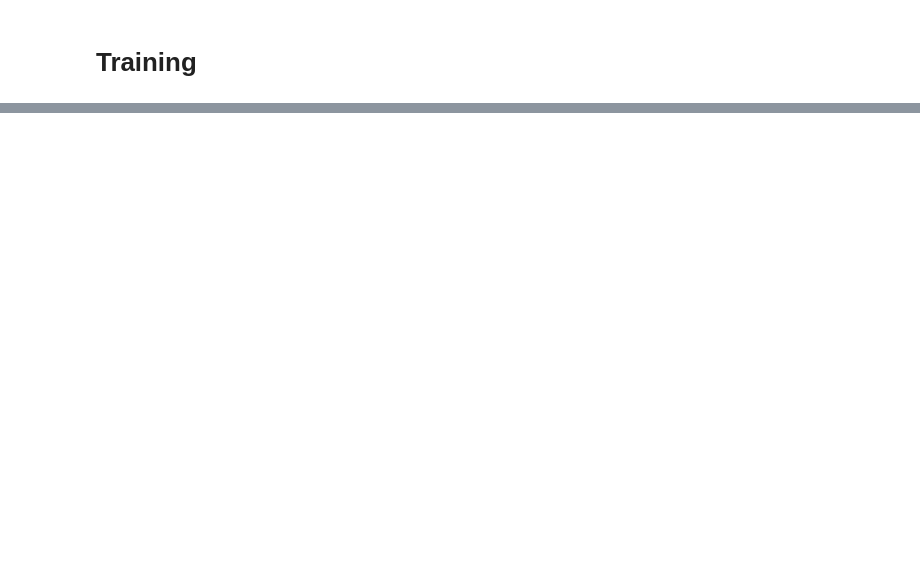
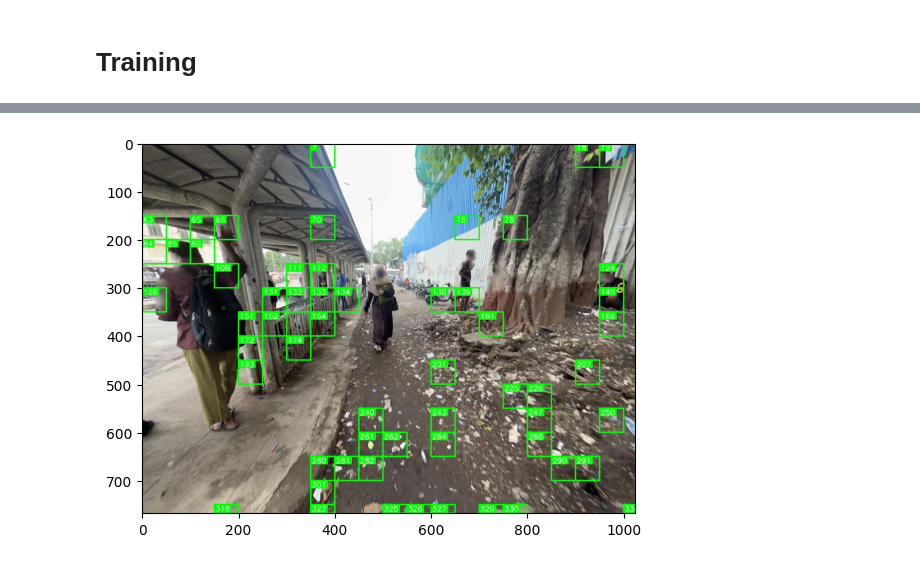
Before and after one commit to narang99/roads, a Jupyter notebook: mtrain/notebooks/SmallNet.ipynb, the cells around one changed output, grey strips where cells are left out. Saved outputs shown, nothing was run; the diff lists cells and outputs as text; code cells hidden in the pictures; blank space fills up the shorter version.

```diff
--- a/mtrain/notebooks/SmallNet.ipynb
+++ b/mtrain/notebooks/SmallNet.ipynb
@@ -64,0 +118,8 @@ AttributeError: Exception occured in `ProgressCallback` when calling event `befo
+# %%
+from mtrain.smallnet.predict import tile_image_and_predict
+res = tile_image_and_predict(TEST_BIG_IMG, learner)
+plt.imsave(EXP_BASE / "res.png", res)
+plt.imshow(res)
+plt.show()
+# %% [output]
+[figure, added]
```
Also changed, not shown: parts of 10 cells of this notebook, 6 other files.
